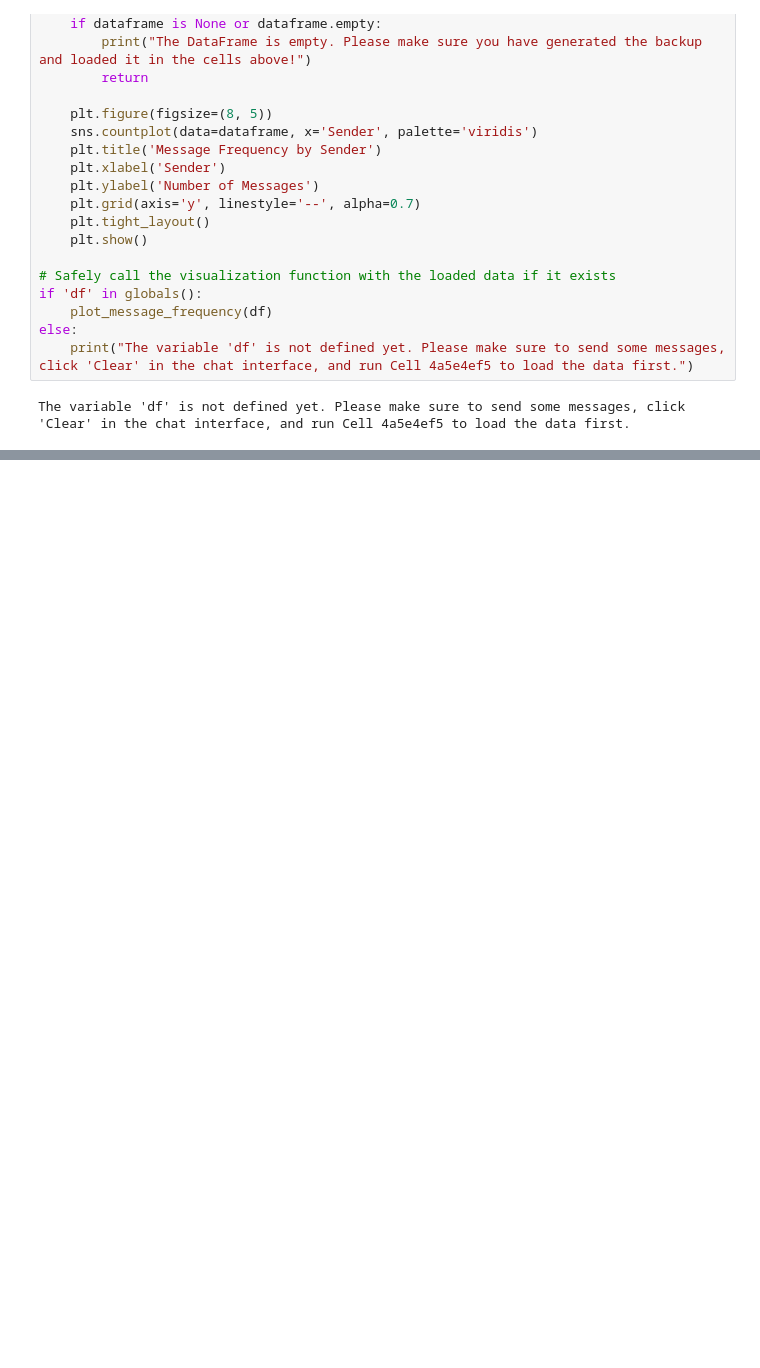
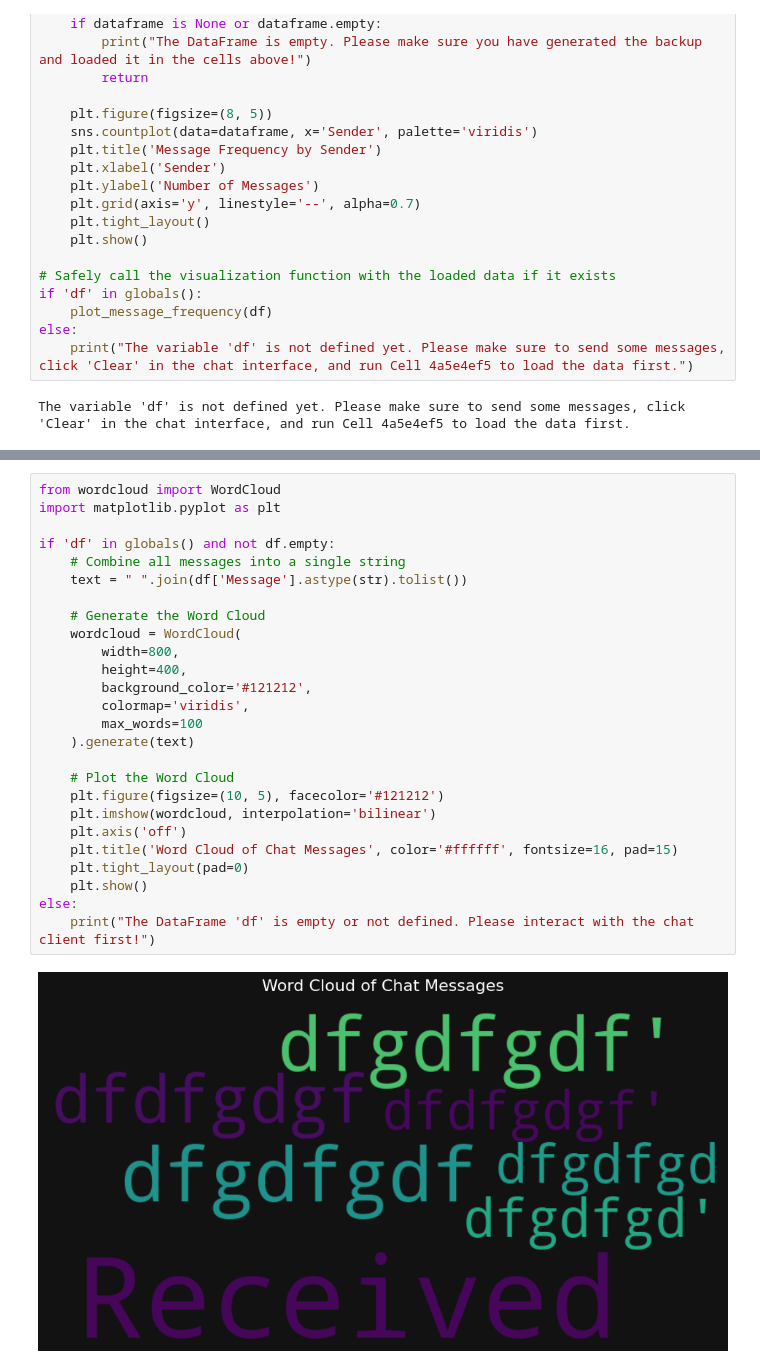
Before and after one commit to JacekDrzycimski/6tunnel, a Jupyter notebook: Comms_3_UI.ipynb, the cells around one changed output, grey strips where cells are left out. Cells and saved outputs as stored; diff of their text form; blank space fills up the shorter version.

```diff
--- a/Comms_3_UI.ipynb
+++ b/Comms_3_UI.ipynb
@@ -188,0 +253,28 @@ The variable 'df' is not defined yet. Please make sure to send some messages, cl
+# %%
+from wordcloud import WordCloud
+import matplotlib.pyplot as plt
+
+if 'df' in globals() and not df.empty:
+    # Combine all messages into a single string
+    text = " ".join(df['Message'].astype(str).tolist())
+
+    # Generate the Word Cloud
+    wordcloud = WordCloud(
+        width=800,
+        height=400,
+        background_color='#121212',
+        colormap='viridis',
+        max_words=100
+    ).generate(text)
+
+    # Plot the Word Cloud
+    plt.figure(figsize=(10, 5), facecolor='#121212')
+    plt.imshow(wordcloud, interpolation='bilinear')
+    plt.axis('off')
+    plt.title('Word Cloud of Chat Messages', color='#ffffff', fontsize=16, pad=15)
+    plt.tight_layout(pad=0)
+    plt.show()
+else:
+    print("The DataFrame 'df' is empty or not defined. Please interact with the chat client first!")
+# %% [output]
+[figure, added]
```
Also changed, not shown: parts of 7 cells of this notebook.
